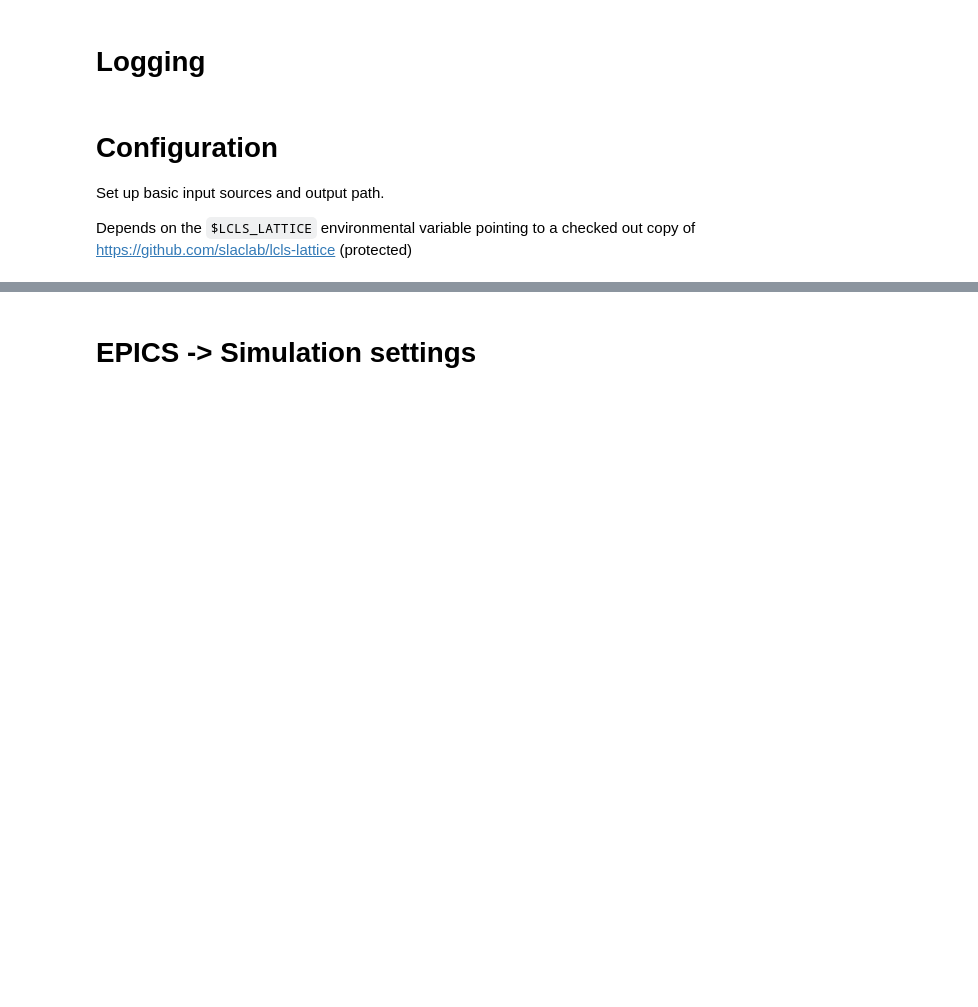
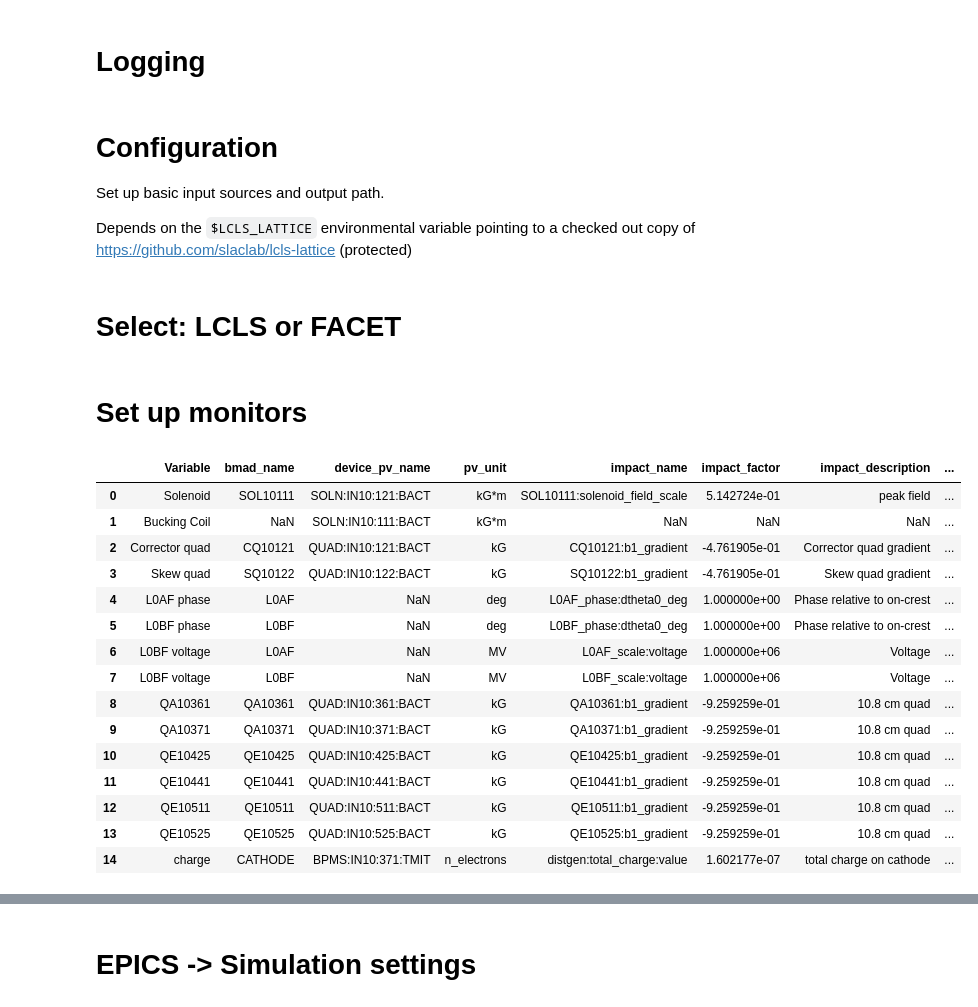
Before and after one commit to ChristopherMayes/lume-impact-live-demo, a Jupyter notebook: lume-impact-live-demo.ipynb, the cells around one changed output, grey strips where cells are left out. Drawn from its saved outputs; the diff is of its cells as text; code cells hidden in the pictures; blank space fills up the shorter version.

```diff
--- a/lume-impact-live-demo.ipynb
+++ b/lume-impact-live-demo.ipynb
@@ -66,7 +73,7 @@ Set up basic input sources and output path.
 
 Depends on the `$LCLS_LATTICE` environmental variable pointing to a checked out copy of https://github.com/slaclab/lcls-lattice (protected)
 # %%
-DEBUG = True
+DEBUG = False
 
 ROOT = os.getcwd()
 
@@ -133,0 +124,2 @@ if DEBUG:
+# %% [markdown]
+# Select: LCLS or FACET
@@ -133,0 +166,26 @@ if DEBUG:
+# %% [markdown]
+# Set up monitors
+# %%
+DF = pd.read_csv(CSV)#.dropna()
+
+PVLIST = list(DF['device_pv_name'].dropna()) + list(VCC_DEVICE_PV[VCC_DEVICE].values())
+
+#DF.set_index('device_pv_name', inplace=True)
+DF
+# %% [output]
+|  | Variable | bmad_name | device_pv_name | pv_unit | impact_name | impact_factor | impact_description | ... |
+| 0 | Solenoid | SOL10111 | SOLN:IN10:121:BACT | kG*m | SOL10111:solenoid_field_scale | 5.142724e-01 | peak field | ... |
+| 1 | Bucking Coil | NaN | SOLN:IN10:111:BACT | kG*m | NaN | NaN | NaN | ... |
+| 2 | Corrector quad | CQ10121 | QUAD:IN10:121:BACT | kG | CQ10121:b1_gradient | -4.761905e-01 | Corrector quad gradient | ... |
+| 3 | Skew quad | SQ10122 | QUAD:IN10:122:BACT | kG | SQ10122:b1_gradient | -4.761905e-01 | Skew quad gradient | ... |
+| 4 | L0AF phase | L0AF | NaN | deg | L0AF_phase:dtheta0_deg | 1.000000e+00 | Phase relative to on-crest | ... |
+| 5 | L0BF phase | L0BF | NaN | deg | L0BF_phase:dtheta0_deg | 1.000000e+00 | Phase relative to on-crest | ... |
+| 6 | L0BF voltage | L0AF | NaN | MV | L0AF_scale:voltage | 1.000000e+06 | Voltage | ... |
+| 7 | L0BF voltage | L0BF | NaN | MV | L0BF_scale:voltage | 1.000000e+06 | Voltage | ... |
+| 8 | QA10361 | QA10361 | QUAD:IN10:361:BACT | kG | QA10361:b1_gradient | -9.259259e-01 | 10.8 cm quad | ... |
+| 9 | QA10371 | QA10371 | QUAD:IN10:371:BACT | kG | QA10371:b1_gradient | -9.259259e-01 | 10.8 cm quad | ... |
+| 10 | QE10425 | QE10425 | QUAD:IN10:425:BACT | kG | QE10425:b1_gradient | -9.259259e-01 | 10.8 cm quad | ... |
+| 11 | QE10441 | QE10441 | QUAD:IN10:441:BACT | kG | QE10441:b1_gradient | -9.259259e-01 | 10.8 cm quad | ... |
+| 12 | QE10511 | QE10511 | QUAD:IN10:511:BACT | kG | QE10511:b1_gradient | -9.259259e-01 | 10.8 cm quad | ... |
+| 13 | QE10525 | QE10525 | QUAD:IN10:525:BACT | kG | QE10525:b1_gradient | -9.259259e-01 | 10.8 cm quad | ... |
+| 14 | charge | CATHODE | BPMS:IN10:371:TMIT | n_electrons | distgen:total_charge:value | 1.602177e-07 | total charge on cathode | ... |
```
Also changed, not shown: parts of 16 cells of this notebook, 6 other files.
